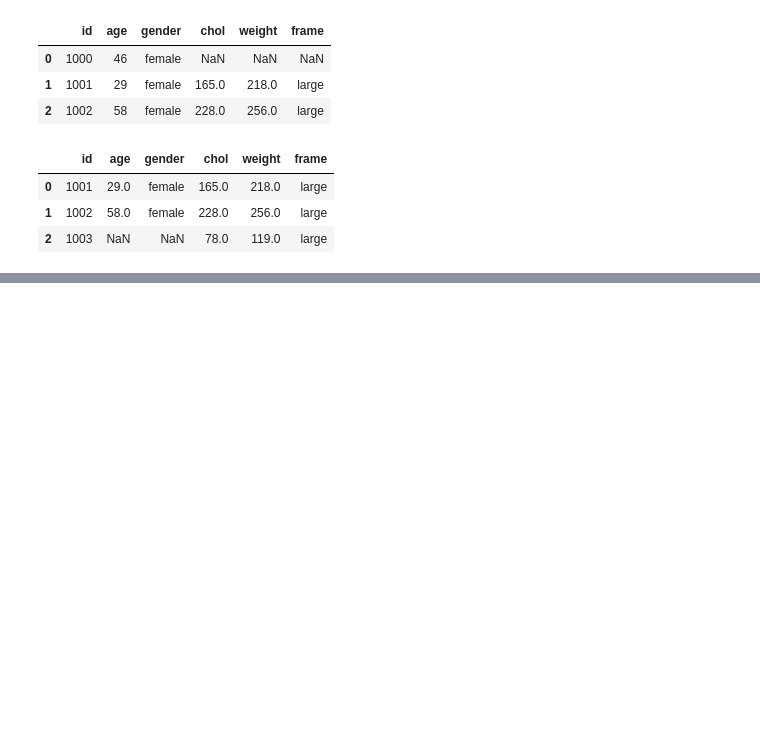
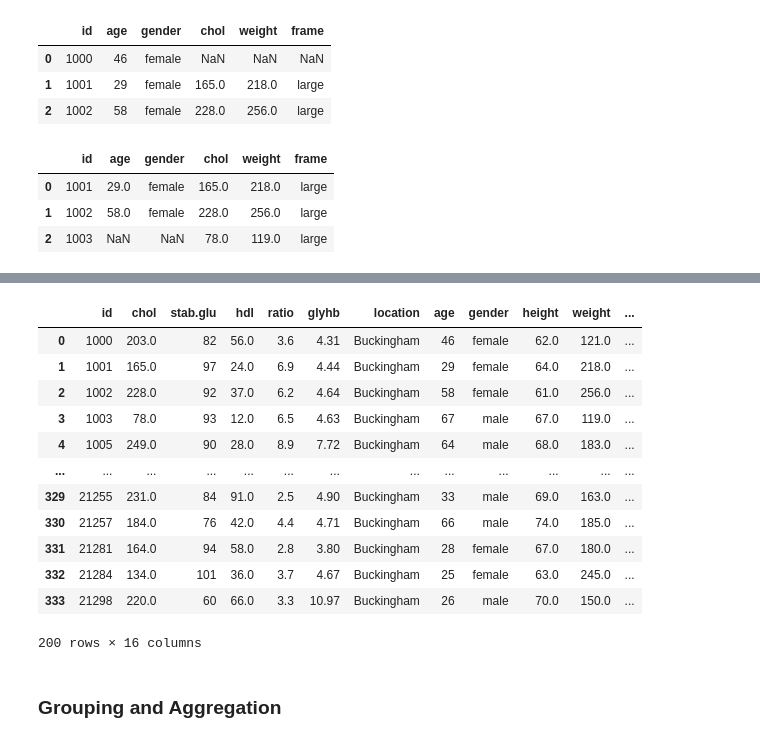
Before and after one commit to dbabichenko/python_for_data_and_analytics, a Jupyter notebook: Class Examples/Spring2025/intro_to_pandas.ipynb, the cells around one changed output, grey strips where cells are left out. Saved outputs shown, nothing was run; the diff lists cells and outputs as text; code cells hidden in the pictures; blank space fills up the shorter version.

```diff
--- a/Class Examples/Spring2025/intro_to_pandas.ipynb
+++ b/Class Examples/Spring2025/intro_to_pandas.ipynb
@@ -389,0 +488,19 @@ df_full
+# %%
+## Find all patients who live in towns that begin with a letter 'B'
+df.query('location.str.startswith("B")')
+# %% [output]
+|  | id | chol | stab.glu | hdl | ratio | glyhb | location | age | gender | height | weight | ... |
+| 0 | 1000 | 203.0 | 82 | 56.0 | 3.6 | 4.31 | Buckingham | 46 | female | 62.0 | 121.0 | ... |
+| 1 | 1001 | 165.0 | 97 | 24.0 | 6.9 | 4.44 | Buckingham | 29 | female | 64.0 | 218.0 | ... |
+| 2 | 1002 | 228.0 | 92 | 37.0 | 6.2 | 4.64 | Buckingham | 58 | female | 61.0 | 256.0 | ... |
+| 3 | 1003 | 78.0 | 93 | 12.0 | 6.5 | 4.63 | Buckingham | 67 | male | 67.0 | 119.0 | ... |
+| 4 | 1005 | 249.0 | 90 | 28.0 | 8.9 | 7.72 | Buckingham | 64 | male | 68.0 | 183.0 | ... |
+| ... | ... | ... | ... | ... | ... | ... | ... | ... | ... | ... | ... | ... |
+| 329 | 21255 | 231.0 | 84 | 91.0 | 2.5 | 4.90 | Buckingham | 33 | male | 69.0 | 163.0 | ... |
+| 330 | 21257 | 184.0 | 76 | 42.0 | 4.4 | 4.71 | Buckingham | 66 | male | 74.0 | 185.0 | ... |
+| 331 | 21281 | 164.0 | 94 | 58.0 | 2.8 | 3.80 | Buckingham | 28 | female | 67.0 | 180.0 | ... |
+| 332 | 21284 | 134.0 | 101 | 36.0 | 3.7 | 4.67 | Buckingham | 25 | female | 63.0 | 245.0 | ... |
+| 333 | 21298 | 220.0 | 60 | 66.0 | 3.3 | 10.97 | Buckingham | 26 | male | 70.0 | 150.0 | ... |
+200 rows × 16 columns
+# %% [markdown]
+### Grouping and Aggregation
```
Also changed, not shown: parts of 27 cells of this notebook.
